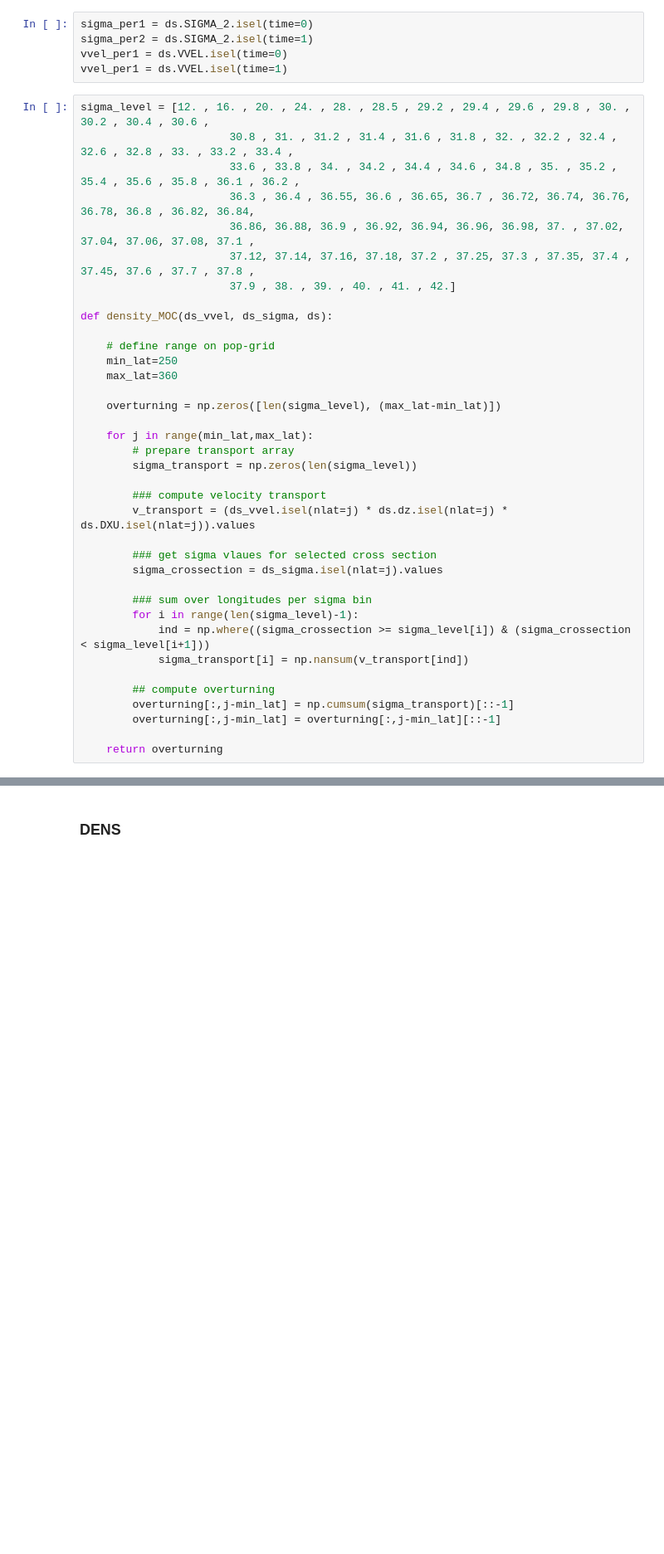
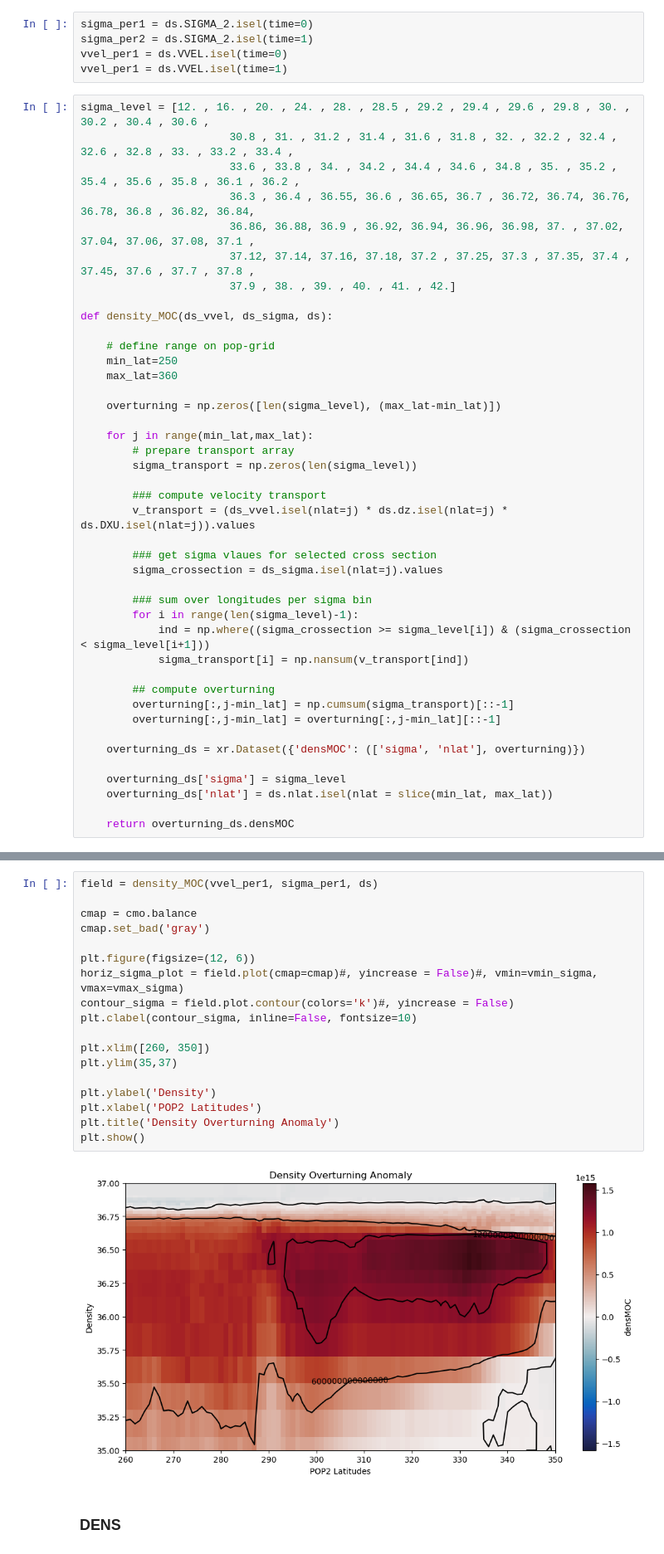
Before and after one commit to inagler/current, a Jupyter notebook: Additional_figures_composite.ipynb, the cells around one changed output, grey strips where cells are left out. Shown at 83% size. Cells and saved outputs as stored; diff of their text form; blank space fills up the shorter version.

Commit message:
fix density stream function

```diff
--- a/Additional_figures_composite.ipynb
+++ b/Additional_figures_composite.ipynb
@@ -225,4 +225,9 @@ def density_MOC(ds_vvel, ds_sigma, ds):
         overturning[:,j-min_lat] = np.cumsum(sigma_transport)[::-1]
         overturning[:,j-min_lat] = overturning[:,j-min_lat][::-1]
 
-    return overturning
+    overturning_ds = xr.Dataset({'densMOC': (['sigma', 'nlat'], overturning)})
+
+    overturning_ds['sigma'] = sigma_level
+    overturning_ds['nlat'] = ds.nlat.isel(nlat = slice(min_lat, max_lat))
+
+    return overturning_ds.densMOC
@@ -253,3 +234,23 @@ plt.show()
+# %%
+field = density_MOC(vvel_per1, sigma_per1, ds)
+
+cmap = cmo.balance
+cmap.set_bad('gray')
+
+plt.figure(figsize=(12, 6))
+horiz_sigma_plot = field.plot(cmap=cmap)#, yincrease = False)#, vmin=vmin_sigma, vmax=vmax_sigma)
+contour_sigma = field.plot.contour(colors='k')#, yincrease = False)
+plt.clabel(contour_sigma, inline=False, fontsize=10)
+
+plt.xlim([260, 350])
+plt.ylim(35,37)
+
+plt.ylabel('Density')
+plt.xlabel('POP2 Latitudes')
+plt.title('Density Overturning Anomaly')
+plt.show()
+# %% [output]
+[figure, added]
 # %% [markdown]
 ### DENS
 # %%
```
Also changed, not shown: parts of 4 cells of this notebook.
